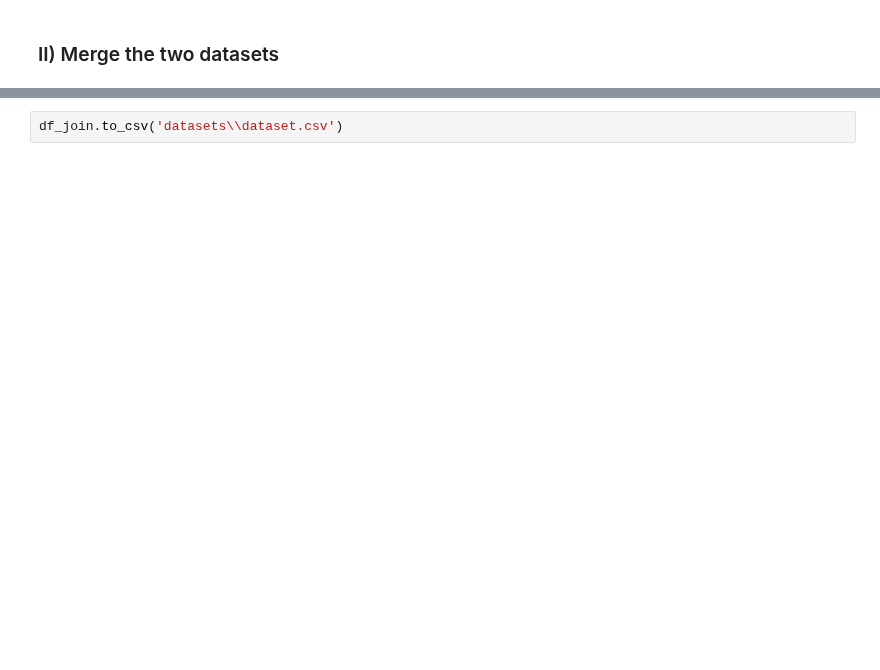
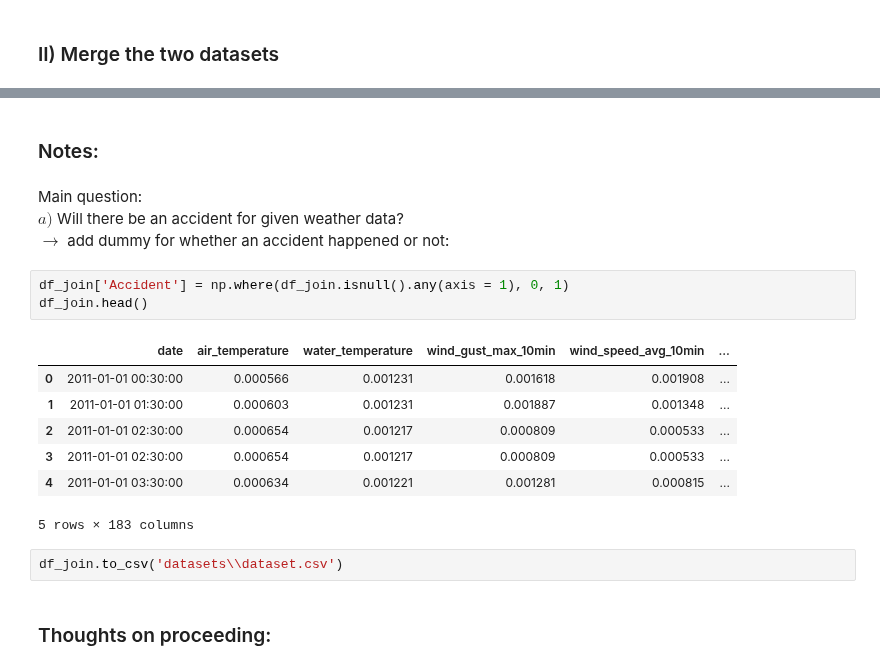
Before and after one commit to Antonio-226/Big-Data-Analytics-Group-Project, a Jupyter notebook: Join datasets.ipynb, the cells around one changed output, grey strips where cells are left out. Cells and saved outputs as stored; diff of their text form; blank space fills up the shorter version.

```diff
--- a/Join datasets.ipynb
+++ b/Join datasets.ipynb
@@ -192,2 +180,23 @@ Index(['date', 'air_temperature', 'water_temperature', 'wind_gust_max_10min',
+# %% [markdown]
+### Notes:
+# %% [markdown]
+Main question:
+<br>
+$a)$ Will there be an accident for given weather data?
+<br>
+$\rightarrow$ add dummy for whether an accident happened or not:
+# %%
+df_join['Accident'] = np.where(df_join.isnull().any(axis = 1), 0, 1)
+df_join.head()
+# %% [output]
+|  | date | air_temperature | water_temperature | wind_gust_max_10min | wind_speed_avg_10min | ... |
+| 0 | 2011-01-01 00:30:00 | 0.000566 | 0.001231 | 0.001618 | 0.001908 | ... |
+| 1 | 2011-01-01 01:30:00 | 0.000603 | 0.001231 | 0.001887 | 0.001348 | ... |
+| 2 | 2011-01-01 02:30:00 | 0.000654 | 0.001217 | 0.000809 | 0.000533 | ... |
+| 3 | 2011-01-01 02:30:00 | 0.000654 | 0.001217 | 0.000809 | 0.000533 | ... |
+| 4 | 2011-01-01 03:30:00 | 0.000634 | 0.001221 | 0.001281 | 0.000815 | ... |
+5 rows × 183 columns
 # %%
 df_join.to_csv('datasets\\dataset.csv')
+# %% [markdown]
+### Thoughts on proceeding:
```
Also changed, not shown: parts of 15 cells of this notebook.
